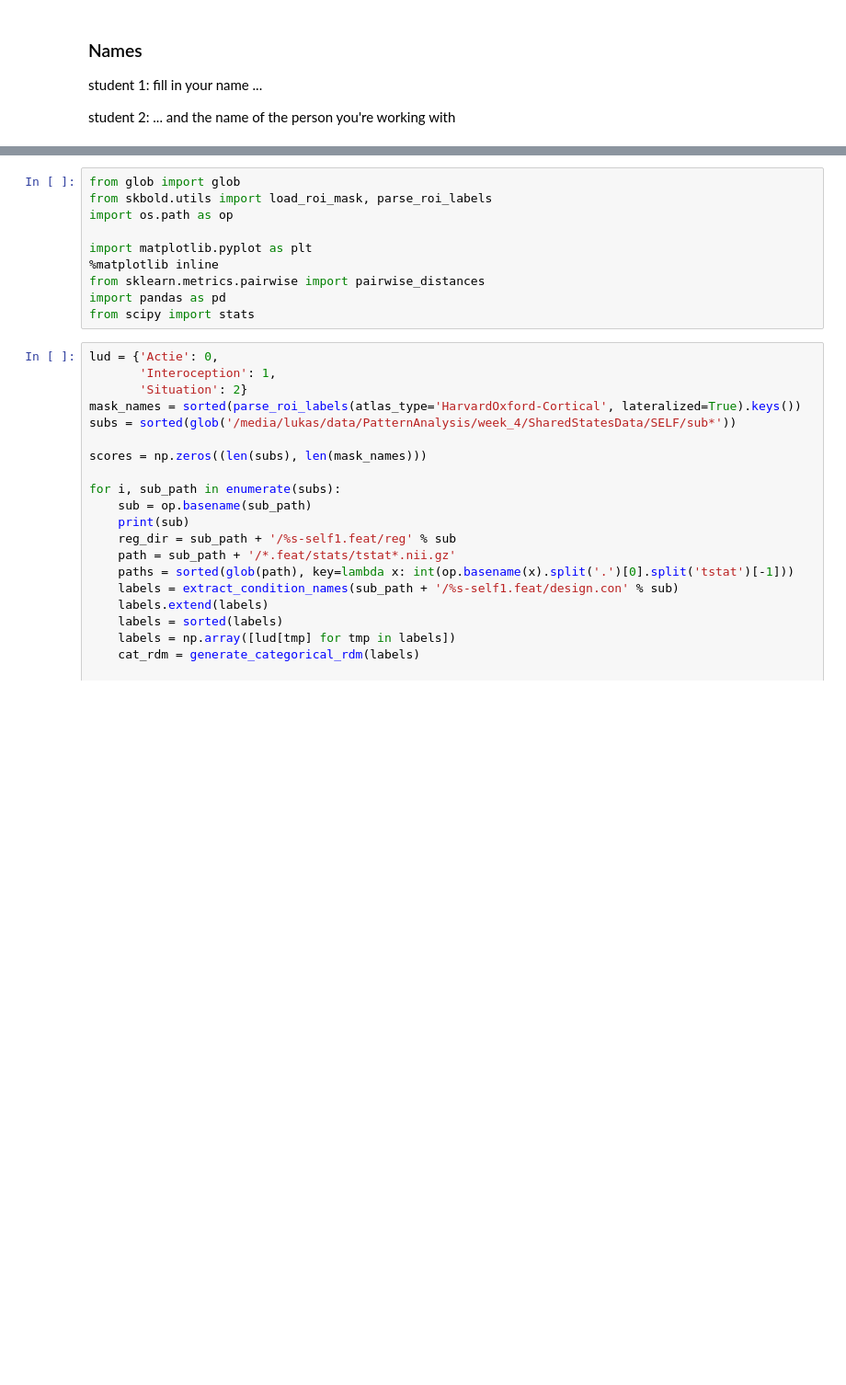
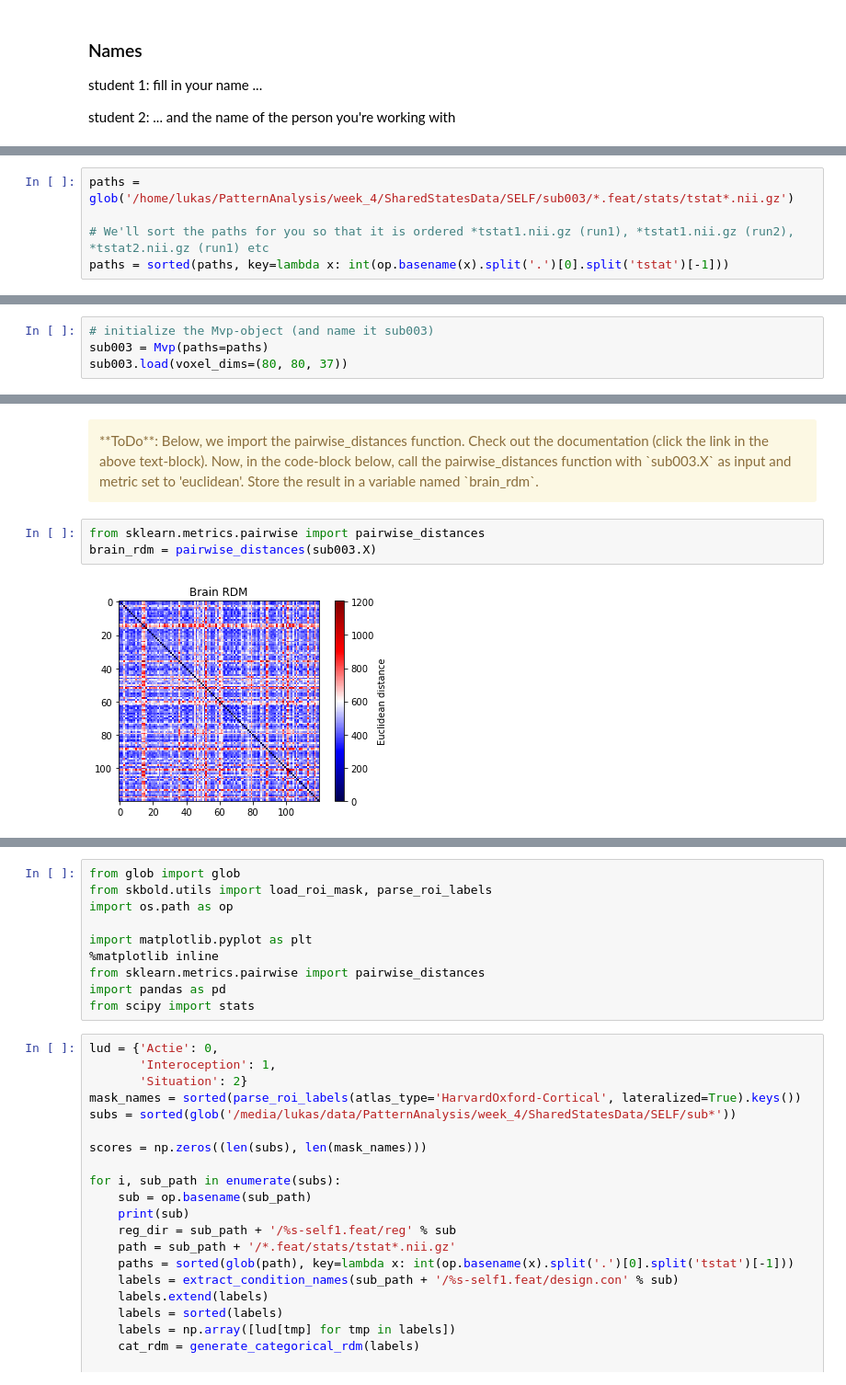
Before and after one commit to nagyistge/NeuroImg.PatternAnalysis, a Jupyter notebook: week_3/Week_3_notebook.ipynb, the cells around one changed output, grey strips where cells are left out. Shown at 92% size. Cells and saved outputs as stored; diff of their text form; blank space fills up the shorter version.

```diff
--- a/week_3/Week_3_notebook.ipynb
+++ b/week_3/Week_3_notebook.ipynb
@@ -22,0 +38,5 @@ student 2: ... and the name of the person you're working with
+# %%
+paths = glob('/home/lukas/PatternAnalysis/week_4/SharedStatesData/SELF/sub003/*.feat/stats/tstat*.nii.gz')
+
+# We'll sort the paths for you so that it is ordered *tstat1.nii.gz (run1), *tstat1.nii.gz (run2), *tstat2.nii.gz (run1) etc
+paths = sorted(paths, key=lambda x: int(op.basename(x).split('.')[0].split('tstat')[-1]))
@@ -22,0 +79,4 @@ student 2: ... and the name of the person you're working with
+# %%
+# initialize the Mvp-object (and name it sub003)
+sub003 = Mvp(paths=paths)
+sub003.load(voxel_dims=(80, 80, 37))
@@ -22,0 +193,9 @@ student 2: ... and the name of the person you're working with
+# %% [markdown]
+<div class='alert alert-warning'>
+**ToDo**: Below, we import the pairwise_distances function. Check out the documentation (click the link in the above text-block). Now, in the code-block below, call the pairwise_distances function with `sub003.X` as input and metric set to 'euclidean'. Store the result in a variable named `brain_rdm`.
+</div>
+# %%
+from sklearn.metrics.pairwise import pairwise_distances
+brain_rdm = pairwise_distances(sub003.X)
+# %% [output]
+[figure, added]
```
Also changed, not shown: parts of 30 cells of this notebook, 3 other files.
